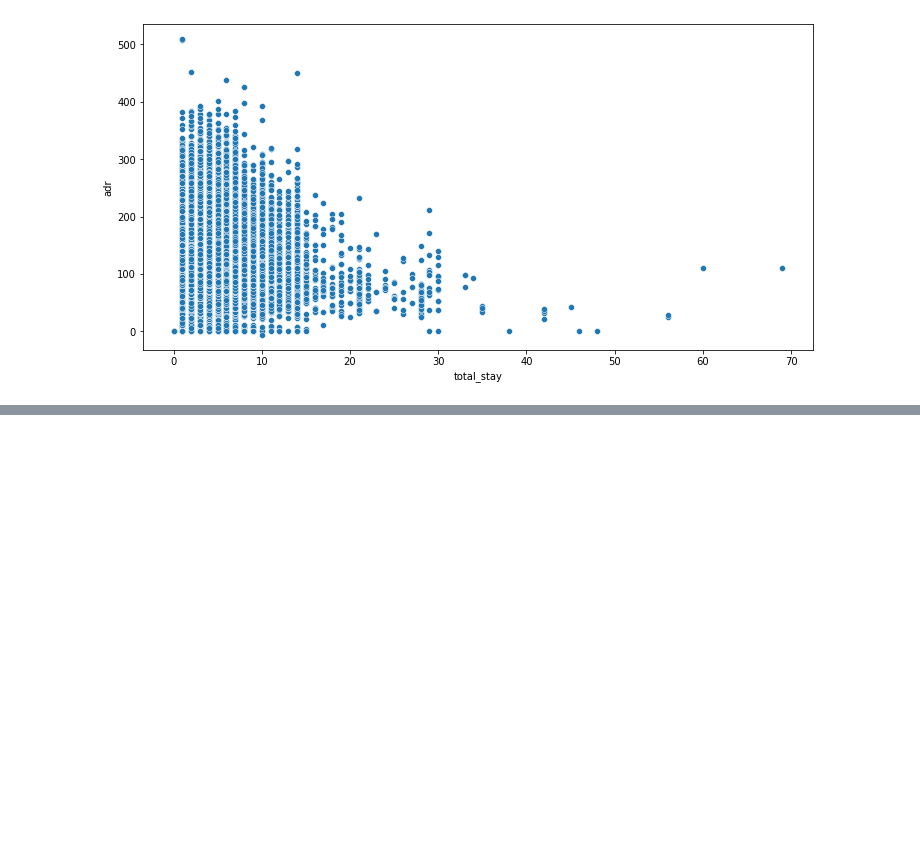
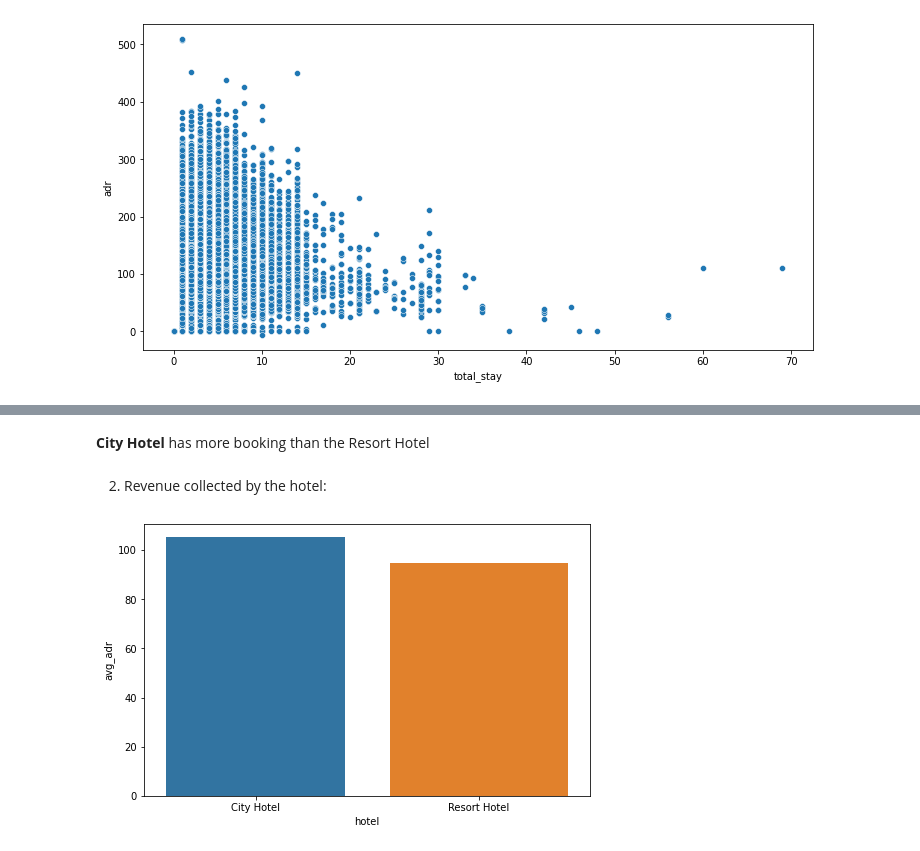
Before and after one commit to TejusM/hotelbooking-data-analysis-, a Jupyter notebook: tej_hotel_booking.ipynb, the cells around one changed output, grey strips where cells are left out. Cells and saved outputs as stored; diff of their text form; code cells hidden in the pictures; blank space fills up the shorter version.

```diff
--- a/tej_hotel_booking.ipynb
+++ b/tej_hotel_booking.ipynb
@@ -188,0 +203,11 @@ plt.show()
+# %% [markdown]
+**City Hotel** has more booking than the Resort Hotel
+# %% [markdown]
+2) Revenue collected by the hotel:
+# %%
+d3 = grouped_by_hotel['adr'].agg(np.mean).reset_index().rename(columns = {'adr':'avg_adr'})
+plt.figure(figsize = (8,5))
+sns.barplot(x = d3['hotel'], y = d3['avg_adr'] )
+plt.show()
+# %% [output]
+[figure, added]
```
Also changed, not shown: parts of 15 cells of this notebook.
